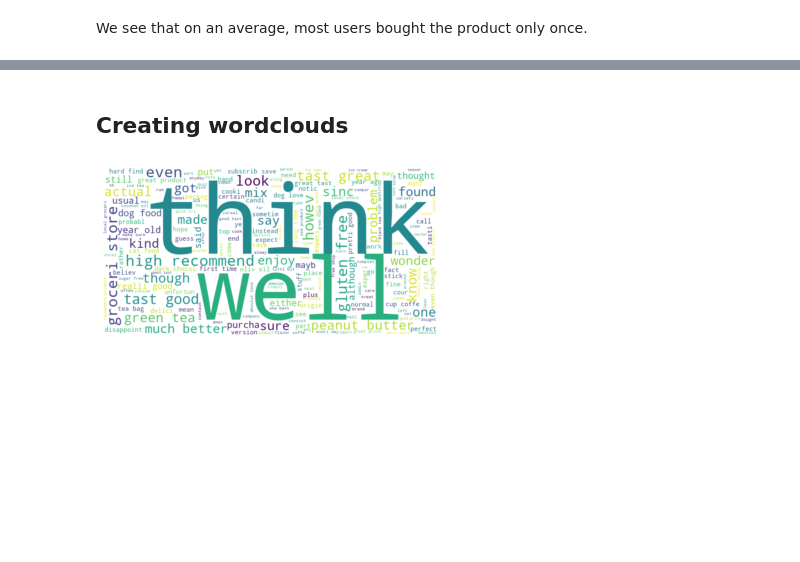
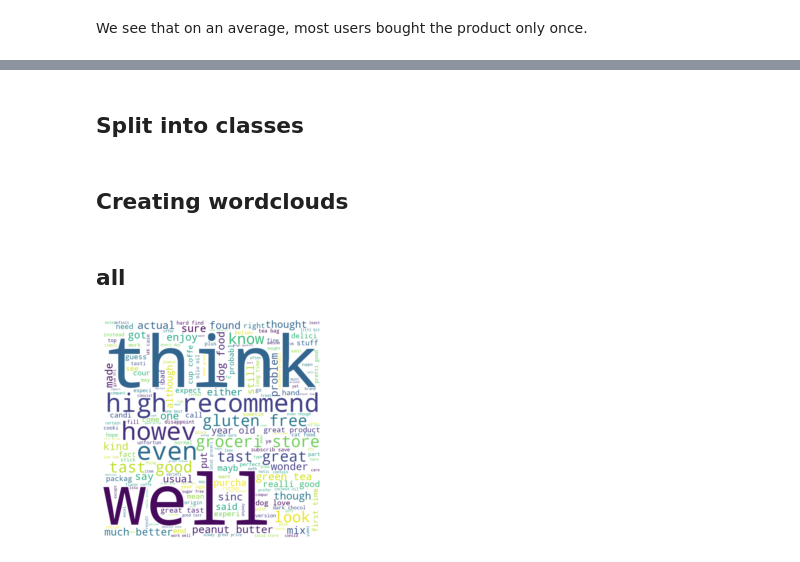
Before and after one commit to shivani-nandani/sentiment-analysis, a Jupyter notebook: codes/data_analysis.ipynb, the cells around one changed output, grey strips where cells are left out. Drawn from its saved outputs; the diff is of its cells as text; code cells hidden in the pictures; blank space fills up the shorter version.

Commit message:
added wordclouds

```diff
--- a/codes/data_analysis.ipynb
+++ b/codes/data_analysis.ipynb
@@ -166,0 +172,3 @@ We see that on an average, most users bought the product only once.
+# %%
+df['Sentiment'] = df['Score'].apply(lambda rating : 0 if rating == 3 else (+1 if rating > 3 else-1))
+df
@@ -166,0 +189,2 @@ We see that on an average, most users bought the product only once.
+# %% [markdown]
+## Split into classes
@@ -167,20 +195,18 @@ We see that on an average, most users bought the product only once.
 # %% [markdown]
 ## Creating wordclouds
+# %% [markdown]
+## all
 # %%
-import nltk
-from nltk.corpus import stopwords
-from wordcloud import WordCloud, STOPWORDS
-
 stopwords = set(STOPWORDS)
 stopwords.update(["br", "href"])
 textt = " ".join(review for review in df.Text)
-wordcloud = WordCloud(height=400,
+wordcloud = WordCloud(height=800,
                       width=800,
                       background_color ='white',
                       stopwords=stopwords).generate(textt)
 
 plt.imshow(wordcloud, interpolation='bilinear')
 plt.axis("off")
 plt.show()
 # %% [output]
-[figure, old version]
+[figure, new version]
```
Also changed, not shown: parts of 10 cells of this notebook.
